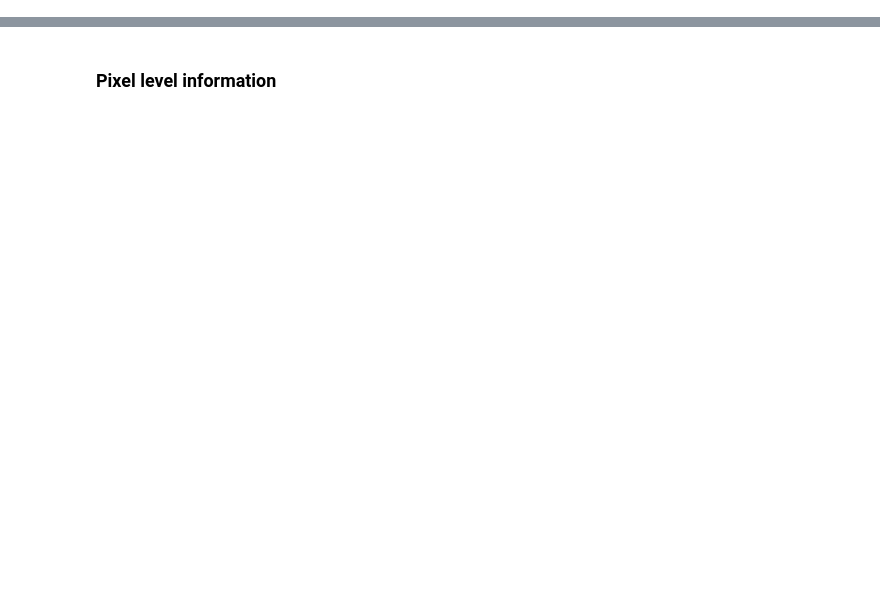
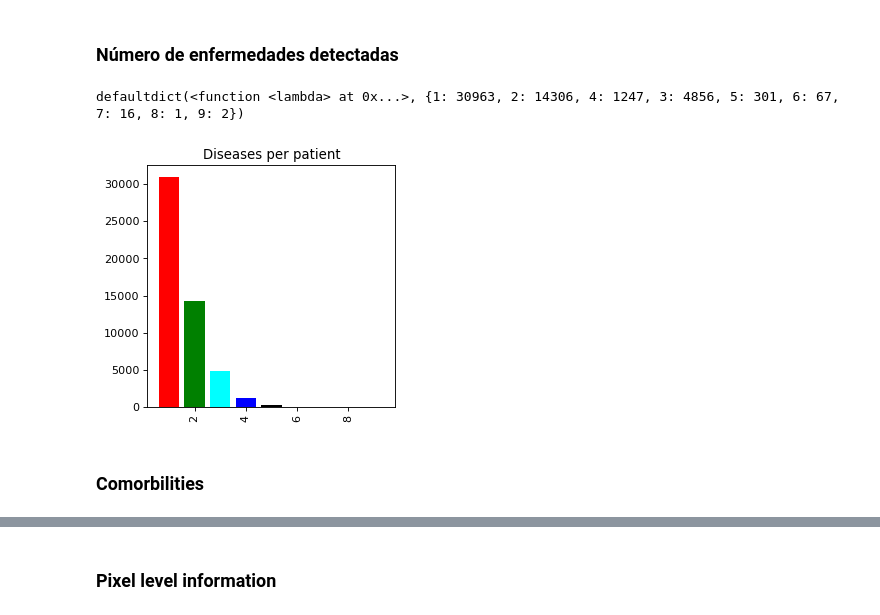
Before and after one commit to irvingvasquez/neumonitor, a Jupyter notebook: EDA.ipynb, the cells around one changed output, grey strips where cells are left out. Cells and saved outputs as stored; diff of their text form; code cells hidden in the pictures; blank space fills up the shorter version.

```diff
--- a/EDA.ipynb
+++ b/EDA.ipynb
@@ -255,0 +331,21 @@ sample_df.sample(10)
+# %% [markdown]
+### Número de enfermedades detectadas
+# %%
+labelsmix = all_xray_df['Finding Labels']
+diseases_per_row = [len(element) for element in labelsmix]
+diseases_per_patient = defaultdict(lambda: 0)
+no_disease = 'No Finding'
+for diseases in labelsmix:
+    lbls = splitClasses(diseases)
+    #print(lbls)
+    if no_disease not in lbls:
+        diseases_per_patient[len(lbls)] += 1
+
+print(diseases_per_patient)
+
+plotCounts(diseases_per_patient, 4, name = 'Diseases per patient')
+# %% [output]
+defaultdict(<function <lambda> at 0x...>, {1: 30963, 2: 14306, 4: 1247, 3: 4856, 5: 301, 6: 67, 7: 16, 8: 1, 9: 2})
+[figure, added]
+# %% [markdown]
+### Comorbilities
```
Also changed, not shown: parts of 60 cells of this notebook, 1 other file.
